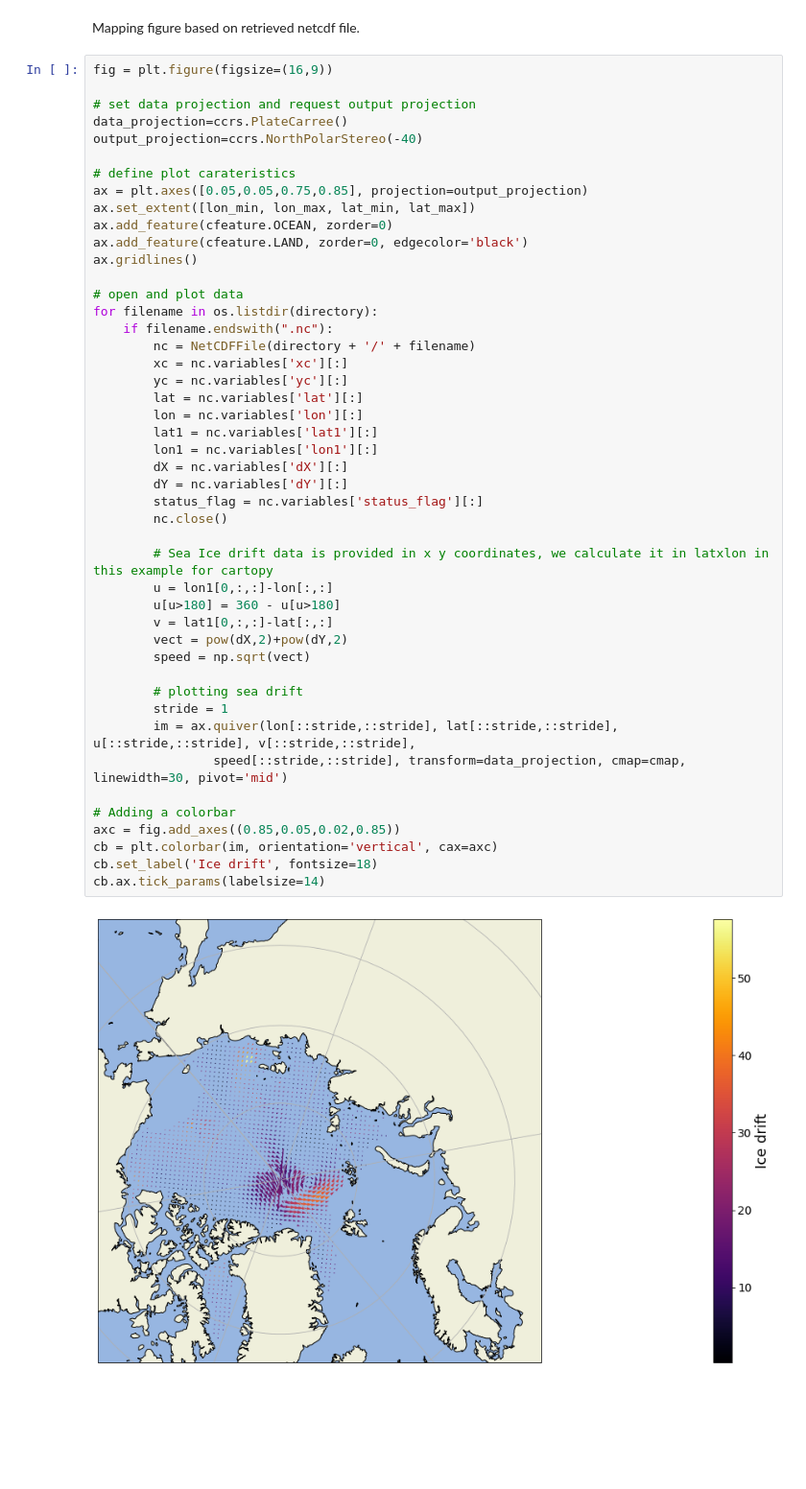
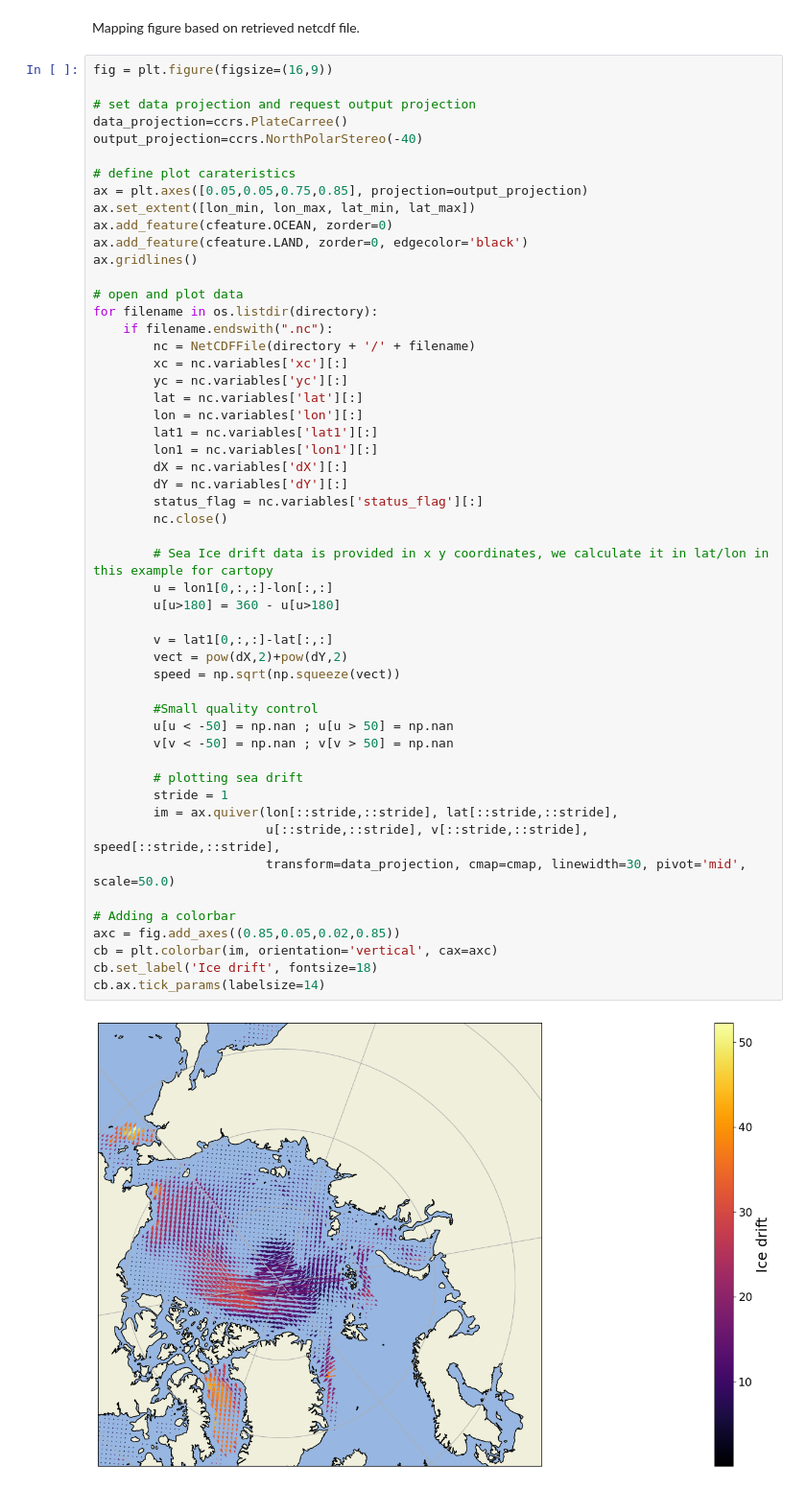
Before and after one commit to latifkhon/learn-osi-saf-sea-ice, a Jupyter notebook: 1_OSI_SAF_sea_ice_introductory/1_3d_OSI_SAF_sea_ice_mapping_Ice_Drift.ipynb, the cells around one changed output. Shown at 96% size. Cells and saved outputs as stored; diff of their text form; blank space fills up the shorter version.

```diff
--- a/1_OSI_SAF_sea_ice_introductory/1_3d_OSI_SAF_sea_ice_mapping_Ice_Drift.ipynb
+++ b/1_OSI_SAF_sea_ice_introductory/1_3d_OSI_SAF_sea_ice_mapping_Ice_Drift.ipynb
@@ -131,38 +137,44 @@ ax.gridlines()
 
 # open and plot data
 for filename in os.listdir(directory):
     if filename.endswith(".nc"):
         nc = NetCDFFile(directory + '/' + filename)
         xc = nc.variables['xc'][:]
         yc = nc.variables['yc'][:]
         lat = nc.variables['lat'][:]
         lon = nc.variables['lon'][:]
         lat1 = nc.variables['lat1'][:]
         lon1 = nc.variables['lon1'][:]
         dX = nc.variables['dX'][:]
         dY = nc.variables['dY'][:]
         status_flag = nc.variables['status_flag'][:]
         nc.close()
 
-        # Sea Ice drift data is provided in x y coordinates, we calculate it in latxlon in this example for cartopy
+        # Sea Ice drift data is provided in x y coordinates, we calculate it in lat/lon in this example for cartopy
         u = lon1[0,:,:]-lon[:,:]
         u[u>180] = 360 - u[u>180]
+
         v = lat1[0,:,:]-lat[:,:]
         vect = pow(dX,2)+pow(dY,2)
-        speed = np.sqrt(vect)
+        speed = np.sqrt(np.squeeze(vect))
+
+        #Small quality control
+        u[u < -50] = np.nan ; u[u > 50] = np.nan
+        v[v < -50] = np.nan ; v[v > 50] = np.nan
 
         # plotting sea drift
         stride = 1
-        im = ax.quiver(lon[::stride,::stride], lat[::stride,::stride], u[::stride,::stride], v[::stride,::stride],
-                speed[::stride,::stride], transform=data_projection, cmap=cmap,  linewidth=30, pivot='mid')
+        im = ax.quiver(lon[::stride,::stride], lat[::stride,::stride],
+                       u[::stride,::stride], v[::stride,::stride], speed[::stride,::stride],
+                       transform=data_projection, cmap=cmap, linewidth=30, pivot='mid', scale=50.0)
 
 # Adding a colorbar
 axc = fig.add_axes((0.85,0.05,0.02,0.85))
 cb = plt.colorbar(im, orientation='vertical', cax=axc)
 cb.set_label('Ice drift', fontsize=18)
 cb.ax.tick_params(labelsize=14)
 # %% [output]
-[figure, old version]
+[figure, new version]
 # %% [markdown]
 <a href="../Index.ipynb" target="_blank"><< Index</a>
 <br>
```
Also changed, not shown: parts of 7 cells of this notebook, 20 other files.
